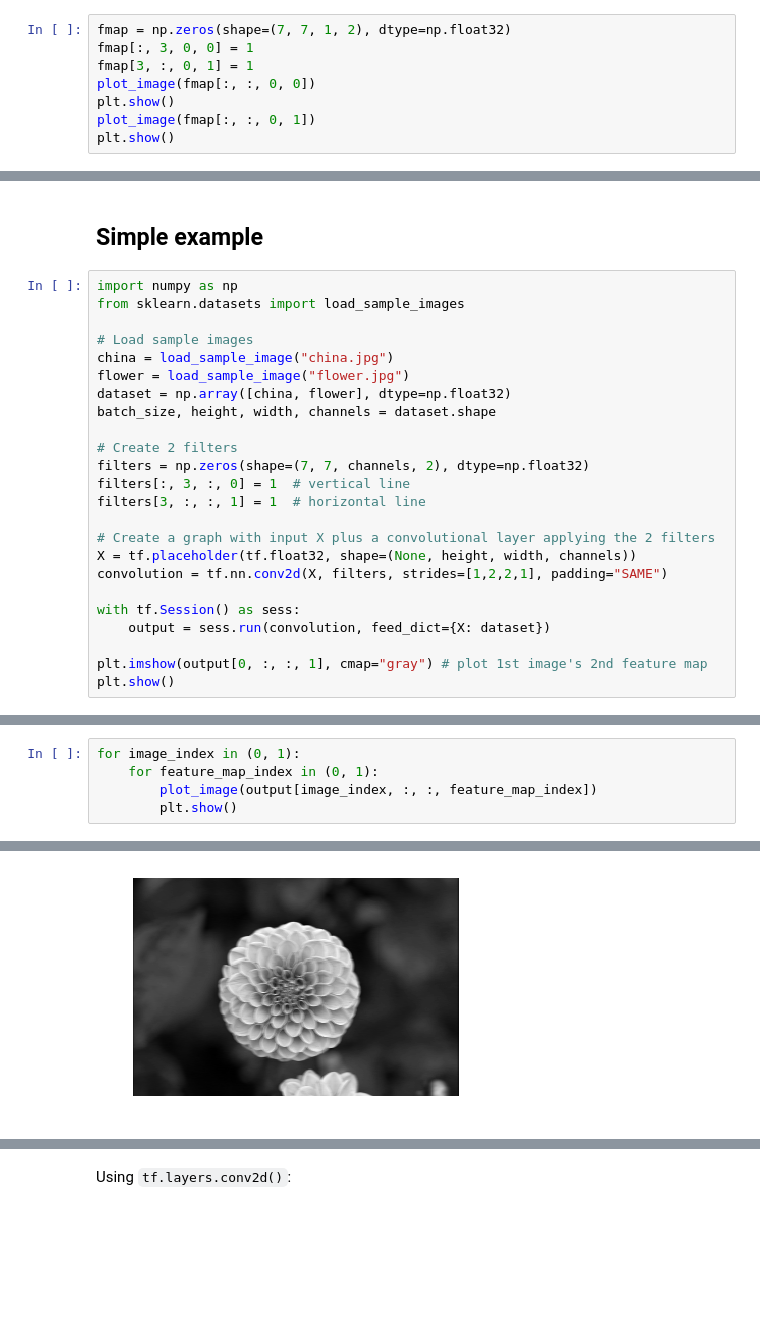
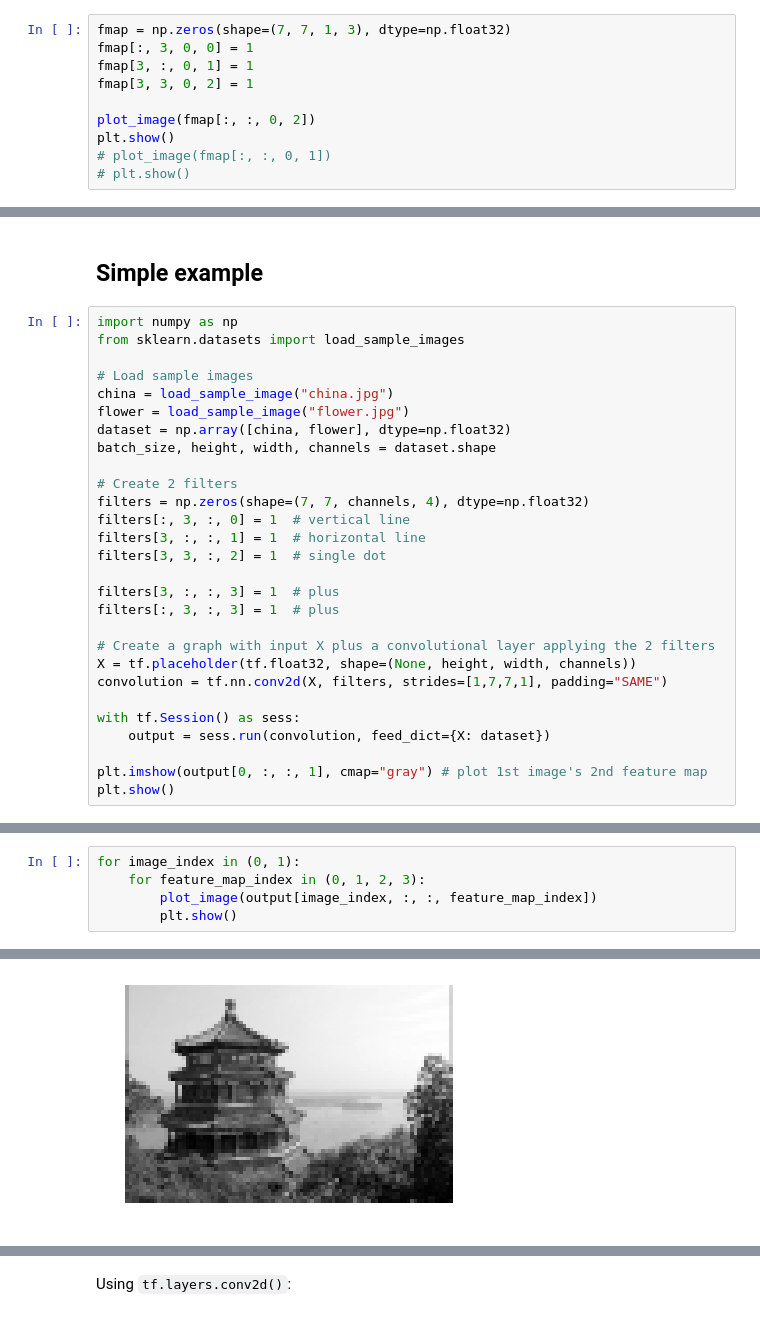
Before and after one commit to cloudxlab/ml, a Jupyter notebook: deep_learning/convolutional_neural_networks.ipynb, the cells around one changed output, grey strips where cells are left out. Drawn from its saved outputs; the diff is of its cells as text; blank space fills up the shorter version.

```diff
--- a/deep_learning/convolutional_neural_networks.ipynb
+++ b/deep_learning/convolutional_neural_networks.ipynb
@@ -136,11 +136,13 @@ plot_image(image_grayscale)
 # %% [output]
 [figure]
 # %%
-fmap = np.zeros(shape=(7, 7, 1, 2), dtype=np.float32)
+fmap = np.zeros(shape=(7, 7, 1, 3), dtype=np.float32)
 fmap[:, 3, 0, 0] = 1
 fmap[3, :, 0, 1] = 1
-plot_image(fmap[:, :, 0, 0])
+fmap[3, 3, 0, 2] = 1
+
+plot_image(fmap[:, :, 0, 2])
 plt.show()
-plot_image(fmap[:, :, 0, 1])
-plt.show()
+# plot_image(fmap[:, :, 0, 1])
+# plt.show()
 # %% [output]
@@ -216,13 +275,17 @@ dataset = np.array([china, flower], dtype=np.float32)
 batch_size, height, width, channels = dataset.shape
 
 # Create 2 filters
-filters = np.zeros(shape=(7, 7, channels, 2), dtype=np.float32)
+filters = np.zeros(shape=(7, 7, channels, 4), dtype=np.float32)
 filters[:, 3, :, 0] = 1  # vertical line
 filters[3, :, :, 1] = 1  # horizontal line
+filters[3, 3, :, 2] = 1  # single dot
+
+filters[3, :, :, 3] = 1  # plus
+filters[:, 3, :, 3] = 1  # plus
 
 # Create a graph with input X plus a convolutional layer applying the 2 filters
 X = tf.placeholder(tf.float32, shape=(None, height, width, channels))
-convolution = tf.nn.conv2d(X, filters, strides=[1,2,2,1], padding="SAME")
+convolution = tf.nn.conv2d(X, filters, strides=[1,7,7,1], padding="SAME")
 
 with tf.Session() as sess:
     output = sess.run(convolution, feed_dict={X: dataset})
@@ -246,6 +309,6 @@ Use ``imageio.imread`` instead.
 # %%
 for image_index in (0, 1):
-    for feature_map_index in (0, 1):
+    for feature_map_index in (0, 1, 2, 3):
         plot_image(output[image_index, :, :, feature_map_index])
         plt.show()
 # %% [output]
@@ -255 +318 @@ for image_index in (0, 1):
-[figure, old version]
+[figure, new version]
```
Also changed, not shown: parts of 13 cells of this notebook.
